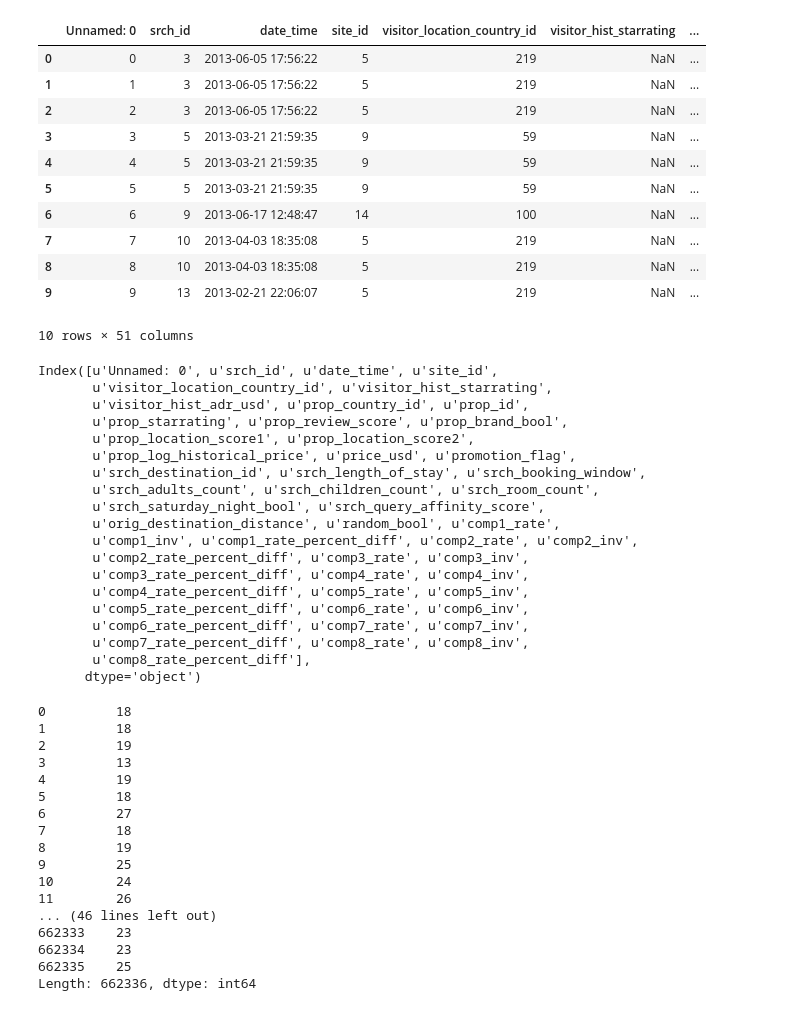
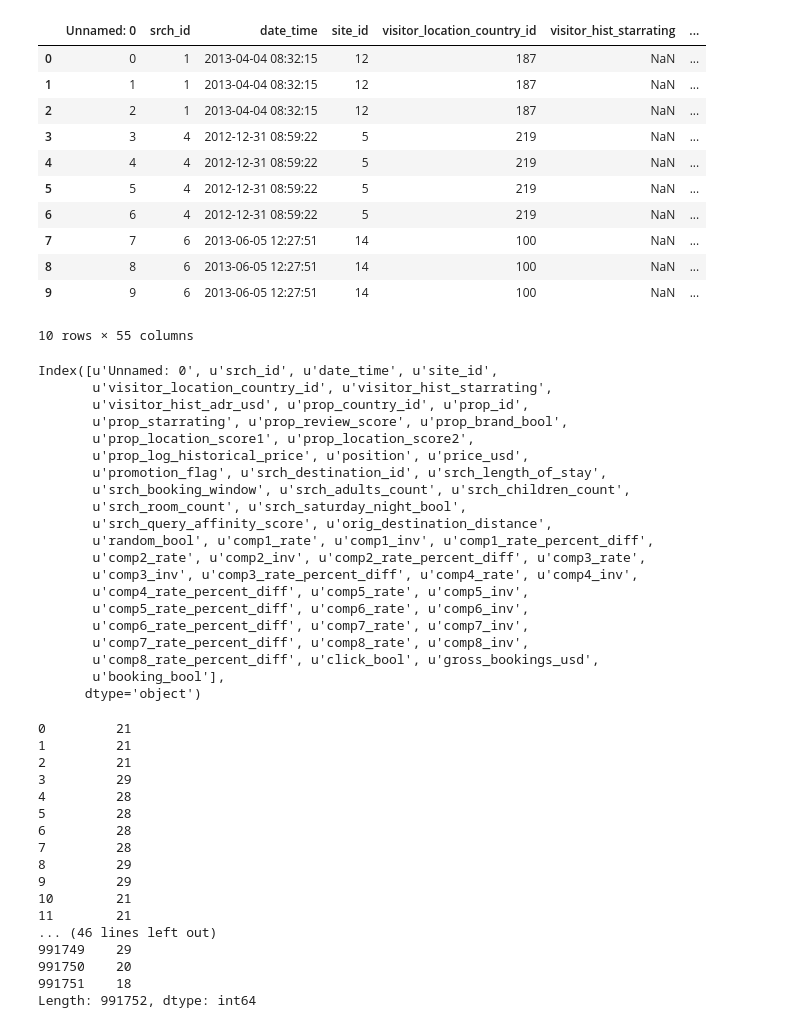
Before and after one commit to silencedsre/Click-Through-Rate, a Jupyter notebook: notebooks/explore_data.ipynb, the cells around one changed output. Saved outputs shown, nothing was run; the diff lists cells and outputs as text; code cells hidden in the pictures.

```diff
--- a/notebooks/explore_data.ipynb
+++ b/notebooks/explore_data.ipynb
@@ -18,19 +18,19 @@ df.to_csv('../datasets/expedia-personalized-sort/data/explore.csv')
 # %%
-data = pd.read_csv('../datasets/expedia-personalized-sort/data/explore.csv')
+data = pd.read_csv('../datasets/expedia-personalized-sort/data/train_explore.csv')
 data.head(10)
 # %% [output]
 |  | Unnamed: 0 | srch_id | date_time | site_id | visitor_location_country_id | visitor_hist_starrating | ... |
-| 0 | 0 | 3 | 2013-06-05 17:56:22 | 5 | 219 | NaN | ... |
-| 1 | 1 | 3 | 2013-06-05 17:56:22 | 5 | 219 | NaN | ... |
-| 2 | 2 | 3 | 2013-06-05 17:56:22 | 5 | 219 | NaN | ... |
-| 3 | 3 | 5 | 2013-03-21 21:59:35 | 9 | 59 | NaN | ... |
-| 4 | 4 | 5 | 2013-03-21 21:59:35 | 9 | 59 | NaN | ... |
-| 5 | 5 | 5 | 2013-03-21 21:59:35 | 9 | 59 | NaN | ... |
-| 6 | 6 | 9 | 2013-06-17 12:48:47 | 14 | 100 | NaN | ... |
-| 7 | 7 | 10 | 2013-04-03 18:35:08 | 5 | 219 | NaN | ... |
-| 8 | 8 | 10 | 2013-04-03 18:35:08 | 5 | 219 | NaN | ... |
-| 9 | 9 | 13 | 2013-02-21 22:06:07 | 5 | 219 | NaN | ... |
+| 0 | 0 | 1 | 2013-04-04 08:32:15 | 12 | 187 | NaN | ... |
+| 1 | 1 | 1 | 2013-04-04 08:32:15 | 12 | 187 | NaN | ... |
+| 2 | 2 | 1 | 2013-04-04 08:32:15 | 12 | 187 | NaN | ... |
+| 3 | 3 | 4 | 2012-12-31 08:59:22 | 5 | 219 | NaN | ... |
+| 4 | 4 | 4 | 2012-12-31 08:59:22 | 5 | 219 | NaN | ... |
+| 5 | 5 | 4 | 2012-12-31 08:59:22 | 5 | 219 | NaN | ... |
+| 6 | 6 | 4 | 2012-12-31 08:59:22 | 5 | 219 | NaN | ... |
+| 7 | 7 | 6 | 2013-06-05 12:27:51 | 14 | 100 | NaN | ... |
+| 8 | 8 | 6 | 2013-06-05 12:27:51 | 14 | 100 | NaN | ... |
+| 9 | 9 | 6 | 2013-06-05 12:27:51 | 14 | 100 | NaN | ... |
-10 rows × 51 columns
+10 rows × 55 columns
 # %%
 data.columns.unique()
 # %% [output]
@@ -39,19 +39,20 @@ Index([u'Unnamed: 0', u'srch_id', u'date_time', u'site_id',
        u'visitor_hist_adr_usd', u'prop_country_id', u'prop_id',
        u'prop_starrating', u'prop_review_score', u'prop_brand_bool',
        u'prop_location_score1', u'prop_location_score2',
-       u'prop_log_historical_price', u'price_usd', u'promotion_flag',
-       u'srch_destination_id', u'srch_length_of_stay', u'srch_booking_window',
-       u'srch_adults_count', u'srch_children_count', u'srch_room_count',
-       u'srch_saturday_night_bool', u'srch_query_affinity_score',
-       u'orig_destination_distance', u'random_bool', u'comp1_rate',
-       u'comp1_inv', u'comp1_rate_percent_diff', u'comp2_rate', u'comp2_inv',
-       u'comp2_rate_percent_diff', u'comp3_rate', u'comp3_inv',
-       u'comp3_rate_percent_diff', u'comp4_rate', u'comp4_inv',
+       u'prop_log_historical_price', u'position', u'price_usd',
+       u'promotion_flag', u'srch_destination_id', u'srch_length_of_stay',
+       u'srch_booking_window', u'srch_adults_count', u'srch_children_count',
+       u'srch_room_count', u'srch_saturday_night_bool',
+       u'srch_query_affinity_score', u'orig_destination_distance',
+       u'random_bool', u'comp1_rate', u'comp1_inv', u'comp1_rate_percent_diff',
+       u'comp2_rate', u'comp2_inv', u'comp2_rate_percent_diff', u'comp3_rate',
+       u'comp3_inv', u'comp3_rate_percent_diff', u'comp4_rate', u'comp4_inv',
        u'comp4_rate_percent_diff', u'comp5_rate', u'comp5_inv',
        u'comp5_rate_percent_diff', u'comp6_rate', u'comp6_inv',
        u'comp6_rate_percent_diff', u'comp7_rate', u'comp7_inv',
        u'comp7_rate_percent_diff', u'comp8_rate', u'comp8_inv',
-       u'comp8_rate_percent_diff'],
+       u'comp8_rate_percent_diff', u'click_bool', u'gross_bookings_usd',
+       u'booking_bool'],
       dtype='object')
 # %%
 def num_missing(x):
@@ -60,23 +61,23 @@ def num_missing(x):
 # Find if any row has missing value
 data.apply(num_missing, axis=1)
 # %% [output]
-0         18
-1         18
-2         19
-3         13
-4         19
-5         18
-6         27
-7         18
-8         19
-9         25
-10        24
-11        26
+0         21
+1         21
+2         21
+3         29
+4         28
+5         28
+6         28
+7         28
+8         29
+9         29
+10        21
+11        21
 ... (46 lines left out)
-662333    23
-662334    23
-662335    25
-Length: 662336, dtype: int64
+991749    29
+991750    20
+991751    18
+Length: 991752, dtype: int64
 # %%
 # Find which columns has how much missing vlaue
 
```
Also changed, not shown: parts of 13 cells of this notebook, 1 other file.
